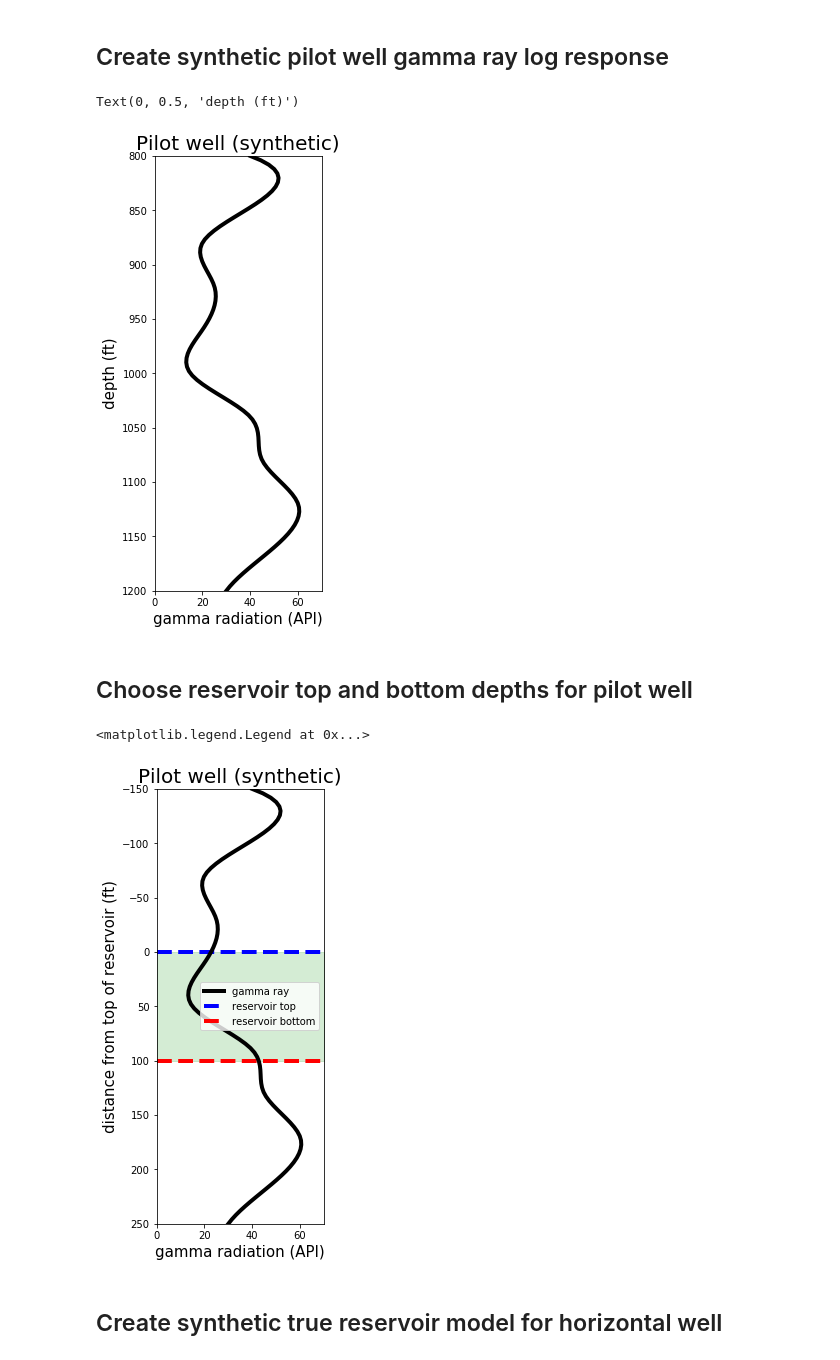
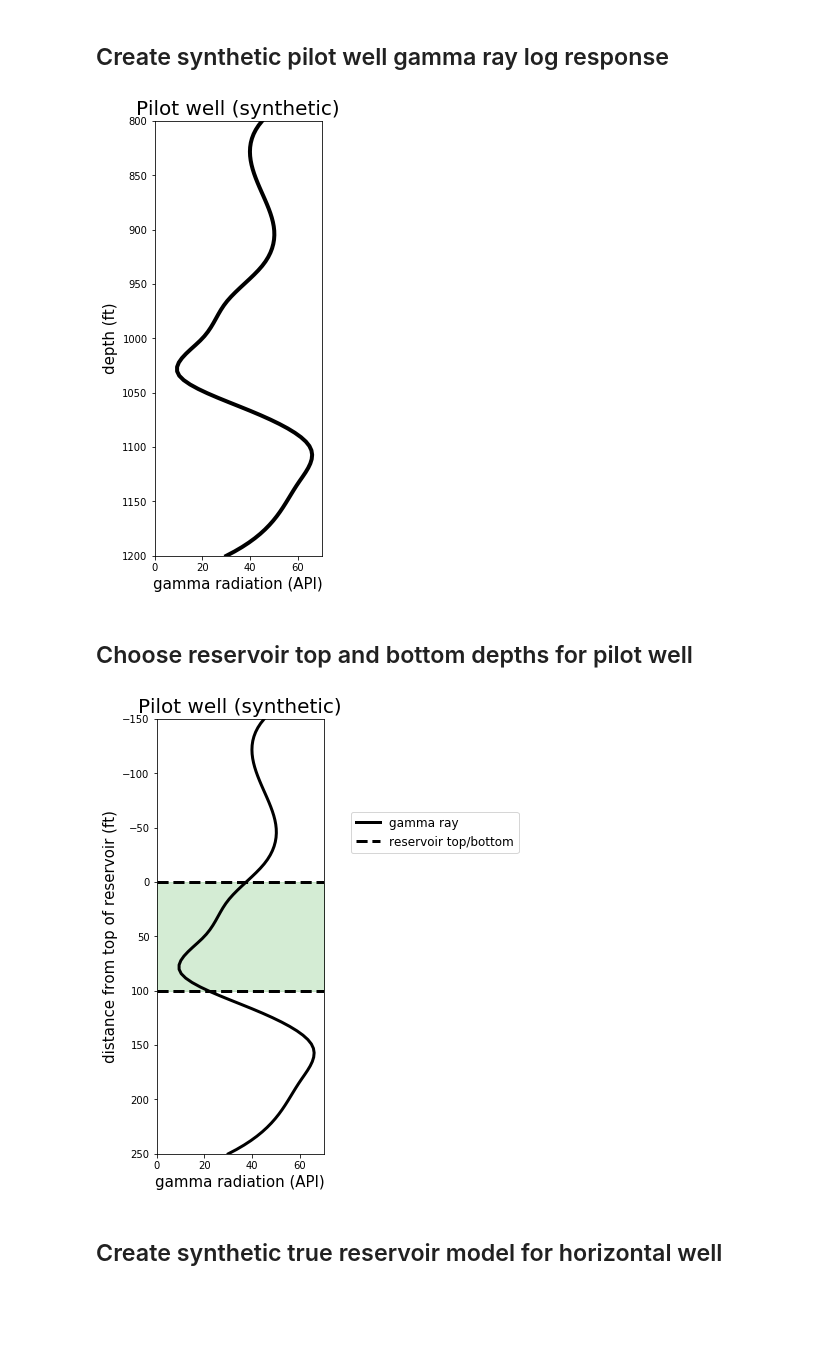
Before and after one commit to hhschumann/LWD_Inversion, a Jupyter notebook: GR_inversion_synthetic.ipynb, the cells around one changed output. Cells and saved outputs as stored; diff of their text form; code cells hidden in the pictures; blank space fills up the shorter version.

```diff
--- a/GR_inversion_synthetic.ipynb
+++ b/GR_inversion_synthetic.ipynb
@@ -28,7 +33,7 @@ plt.xlim([1,1000])
 # %% [markdown]
 ## Create synthetic pilot well gamma ray log response
 # %%
-pwell_gr = [40,45,20,25,20,15,40,45,60,50,30] # list of arbitrary gamma ray log responses
+pwell_gr = [45,40,45,50,45,30,20,10,40,65,60,50,30] # list of arbitrary gamma ray log responses
 pwell_tvd = np.linspace(800,1200,len(pwell_gr)) # corresponding depths for gamma ray
 f = interp1d(pwell_tvd, pwell_gr, kind='cubic') # interpolate arbitrary gamma ray log responses
 pwell_tvd = np.linspace(800, 1200, num=N, endpoint=True)
@@ -41,33 +46,33 @@ plt.xlim([0,70])
 plt.ylim([max(pwell_tvd),min(pwell_tvd)])
 plt.xlabel('gamma radiation (API)',fontsize=15)
 plt.ylabel('depth (ft)',fontsize=15)
+plt.savefig('Figures/pilot_gr.png')
 # %% [output]
-Text(0, 0.5, 'depth (ft)')
-[figure, old version]
+[figure, new version]
 # %% [markdown]
 ## Choose reservoir top and bottom depths for pilot well
 # %%
 res_t_tvd_pwell = 950 # reservoir top
 res_b_tvd_pwell = 1050 # reservoir bottom
-res_thick = res_t_tvd_pwell - res_b_tvd_pwell # reservoir thickness
+res_thick = res_b_tvd_pwell - res_t_tvd_pwell # reservoir thickness
 # %%
 pwell_res_dist = pwell_tvd-res_t_tvd_pwell # distances along pilot well from reservoir top
 # %%
 plt.figure(figsize=(3,8))
 plt.title('Pilot well (synthetic)',fontsize=20)
-plt.plot(pwell_gr,pwell_res_dist,'k',linewidth=4)
+plt.plot(pwell_gr,pwell_res_dist,'k',linewidth=3)
 plt.xlim([0,70])
 plt.ylim([max(pwell_res_dist),min(pwell_res_dist)])
-plt.hlines(0,0,70,'b',linestyles='--',linewidth=4)
-plt.hlines(-res_thick,0,70,'r',linestyles='--',linewidth=4)
-plt.fill_between([0,70], [0,0],[-res_thick,-res_thick],
+plt.hlines(0,0,70,'k',linestyles='--',linewidth=3)
+plt.hlines(res_thick,0,70,'k',linestyles='--',linewidth=3)
+plt.fill_between([0,70], [0,0],[res_thick,res_thick],
                  alpha=0.2,color='C2',interpolate=True)
 plt.xlabel('gamma radiation (API)',fontsize=15)
 plt.ylabel('distance from top of reservoir (ft)',fontsize=15)
-plt.legend(['gamma ray','reservoir top','reservoir bottom'],loc='best')
+plt.legend(['gamma ray','reservoir top/bottom'],loc='upper right',fontsize=12,bbox_to_anchor=(1, 0., 1.2, 0.8))
+plt.savefig('Figures/pilot_reservoir.png')
 # %% [output]
-<matplotlib.legend.Legend at 0x...>
-[figure, old version]
+[figure, new version]
 # %% [markdown]
 ## Create synthetic true reservoir model for horizontal well
 # %%
```
Also changed, not shown: parts of 15 cells of this notebook, 1 other file.
